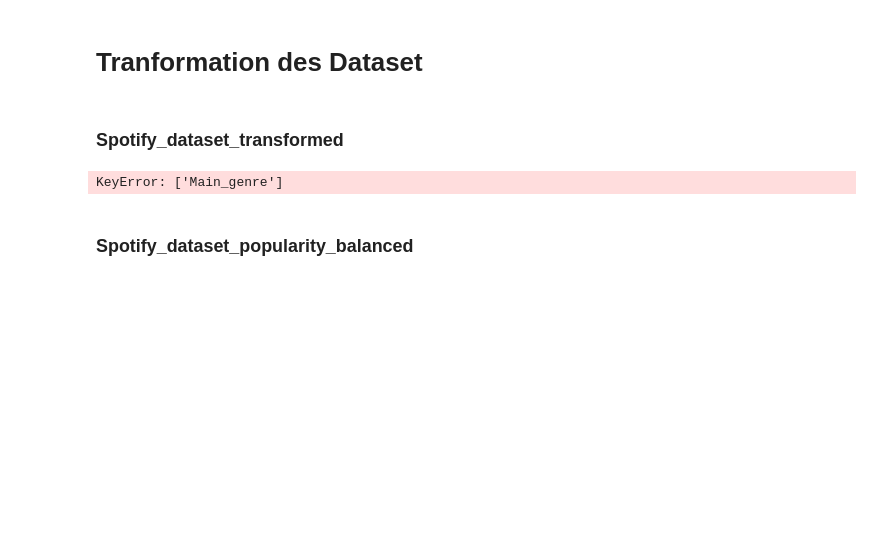
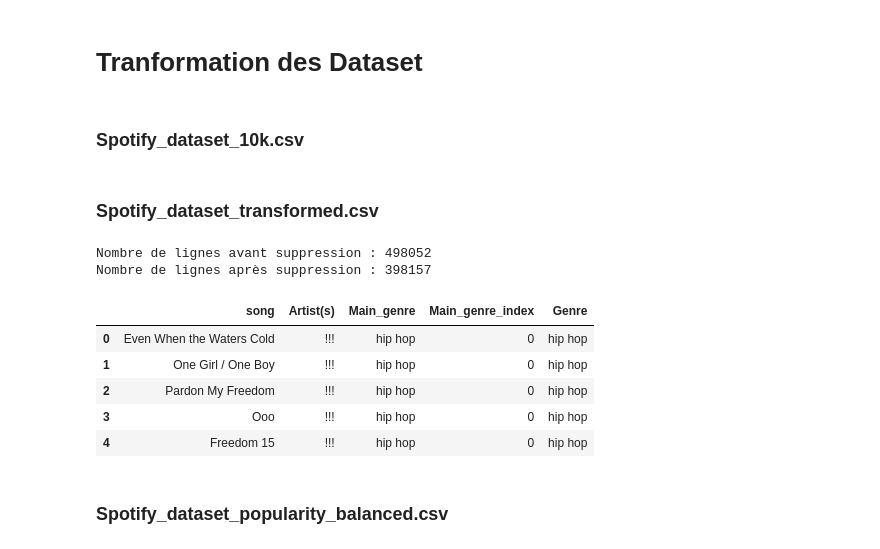
Before and after one commit to Drilly93/Spotfy_ML, a Jupyter notebook: Dataset_Creation.ipynb, the cells around one changed output. Cells and saved outputs as stored; diff of their text form; code cells hidden in the pictures; blank space fills up the shorter version.

```diff
--- a/Dataset_Creation.ipynb
+++ b/Dataset_Creation.ipynb
@@ -7,3 +7,5 @@ import matplotlib.pyplot as plt
 df = pd.read_csv("Dataset/spotify_dataset.csv")
 # %% [markdown]
 # Tranformation des Dataset
+# %% [markdown]
+### Spotify_dataset_10k.csv
@@ -10,35 +16,57 @@ df = pd.read_csv("Dataset/spotify_dataset.csv")
 # %% [markdown]
-### Spotify_dataset_transformed
+### Spotify_dataset_transformed.csv
 # %%
-top_genres = ['hip hop', 'pop', 'rock', 'trap', 'alternative rock', 'rap', 'pop rock', 'electronic']
-df_copy = df.copy()
+df = pd.read_csv("Dataset/spotify_dataset.csv")
+
+def length_to_seconds(length):
+    if pd.notna(length):
+        parts = str(length).split(":")
+        if len(parts) == 2:
+            minutes = int(parts[0])
+            seconds = int(parts[1])
+            return minutes * 60 + seconds
+    return 0
+
 def get_most_popular_genre(genres_str):
     if pd.isna(genres_str):
         return None
     genres = [g.strip() for g in genres_str.split(',')]
     for top_genre in top_genres:
         if top_genre in genres:
             return top_genre
     return None  # Aucun des top genres n'est présent
 
-# Appliquer la fonction à la colonne contenant les genres
+# Genre transformation
+top_genres = ['hip hop', 'pop', 'rock', 'trap', 'alternative rock', 'rap', 'pop rock', 'electronic']
+df_copy = df.copy()
+
+
+#Transformation text/Length/Genre
+
+df_copy['text'] = df_copy['text'].apply(lambda x: len(str(x).split()) if pd.notna(x) else 0) #A Réécrire
+df_copy['Length'] = df_copy['Length'].apply(length_to_seconds) #Conversion du Length en secondes
 df_copy['Main_genre'] = df_copy['Genre'].apply(get_most_popular_genre)
 
-# Afficher les premières lignes pour vérifier
-
-df_copy[['Genre', 'Main_genre']]
 nb_none = df_copy['Main_genre'].isna().sum()
-df_transformed = df.dropna(subset=['Main_genre']).copy()
-print(f"Nombre de lignes avant suppression : {nb_lines}")
+df_transformed = df_copy.dropna(subset=['Main_genre']).copy()
+print(f"Nombre de lignes avant suppression : {len(df_copy)}")
 print(f"Nombre de lignes après suppression : {len(df_transformed)}")
 
-
+#Mapping by using Main_genre_mapping
 main_genre_mapping = {genre: idx for idx, genre in enumerate(top_genres)}
 df_transformed["Main_genre_index"] = df_transformed["Main_genre"].map(main_genre_mapping)
 
-df_transformed[list(set((desc_features + ['Main_genre',"Main_genre_index"]))-set(["Album","Popularity","Release Date"]))]
+df_transformed.to_csv("Dataset/spotify_dataset_popularity_transformed.csv", index=False)
+df_transformed.head(5)[["song","Artist(s)",'Main_genre',"Main_genre_index","Genre"]]
 # %% [output]
-KeyError: ['Main_genre']
+Nombre de lignes avant suppression : 498052
+Nombre de lignes après suppression : 398157
+|  | song | Artist(s) | Main_genre | Main_genre_index | Genre |
+| 0 | Even When the Waters Cold | !!! | hip hop | 0 | hip hop |
+| 1 | One Girl / One Boy | !!! | hip hop | 0 | hip hop |
+| 2 | Pardon My Freedom | !!! | hip hop | 0 | hip hop |
+| 3 | Ooo | !!! | hip hop | 0 | hip hop |
+| 4 | Freedom 15 | !!! | hip hop | 0 | hip hop |
 # %% [markdown]
-### Spotify_dataset_popularity_balanced
+### Spotify_dataset_popularity_balanced.csv
 # %%
```
Also changed, not shown: parts of 6 cells of this notebook, 1 other file.
